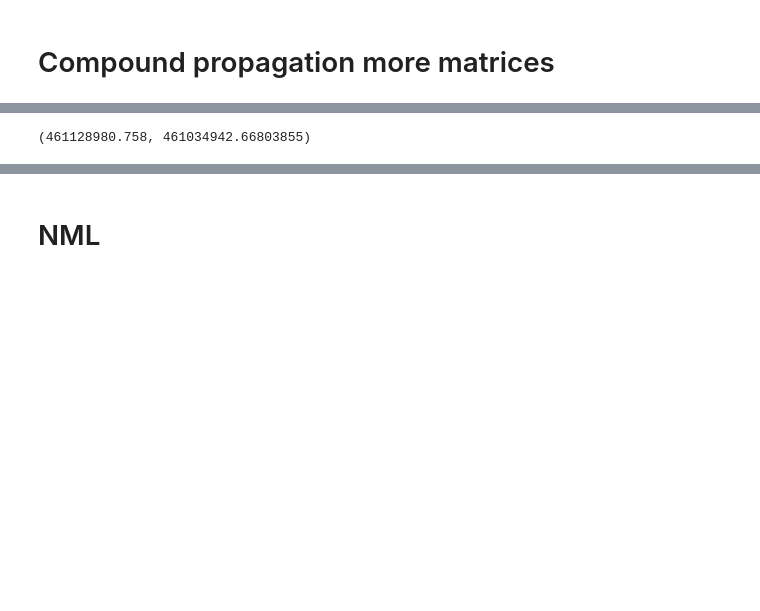
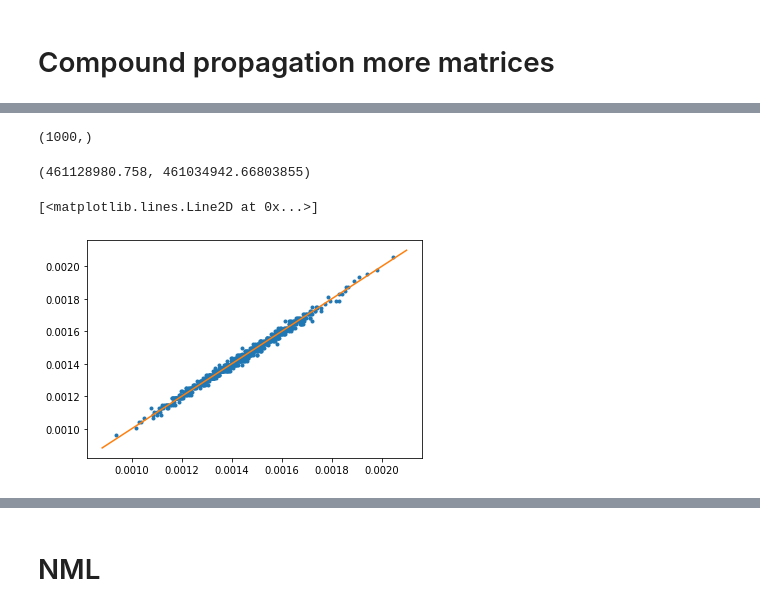
Before and after one commit to reemagit/claude, a Jupyter notebook: demos/Untitled3.ipynb, the cells around one changed output, grey strips where cells are left out. Saved outputs shown, nothing was run; the diff lists cells and outputs as text; code cells hidden in the pictures; blank space fills up the shorter version.

```diff
--- a/demos/Untitled3.ipynb
+++ b/demos/Untitled3.ipynb
@@ -230,6 +235,41 @@ for i in trange(vals.shape[0]):
-# %%
-o = obs.CompoundObservable([obs.SumOfPaths(x), obs.SumOfPaths(),obs.SumOfPaths(),obs.SumOfPaths(None,y)],[['n1','n2'],['n2','n3'],['n3','n4'],['n4','n5']])
+# %%
+x.shape
+# %% [output]
+(1000,)
+# %%
+length = 1
+vals = np.zeros([100,1000])
+for i in trange(vals.shape[0]):
+    radj1 = get_stochastic(m1.sample())
+    radj2 = get_stochastic(m2.sample())
+    radj3 = get_stochastic(m3.sample())
+    radj4 = get_stochastic(m4.sample())
+    vals[i,:] = propagate_compound([radj1],x)
 # %%
 vals.mean(),ges.predict_mean(o)
 # %% [output]
 (461128980.758, 461034942.66803855)
+# %%
+mean_theo = np.zeros(700)
+std_theo = np.zeros(700)
+for i in trange(700):
+    y = np.zeros(700)
+    y[i] = 1.
+    o = obs.CompoundObservable([obs.Propagation(x, normalized=True), obs.Propagation(normalized=True),obs.Propagation(normalized=True),obs.Propagation(None,y,normalized=True)],[['n1','n2'],['n2','n3'],['n3','n4'],['n4','n5']])
+    mean_theo[i] = ges.predict_mean(o)
+    std_theo[i] = ges.predict_std(o)
+# %%
+std_theo = np.zeros(1000)
+mean_theo = np.zeros(1000)
+for i in trange(1000):
+    y = np.zeros(1000)
+    y[i] = 1.
+    o = obs.CompoundObservable([obs.Propagation(x, y, normalized=True)],[['n1','n2'],['n2','n3'],['n3','n4'],['n4','n5']])
+    mean_theo[i] = ges.predict_mean(o)
+    std_theo[i] = ges.predict_std(o)
+# %%
+plt.plot(vals.mean(axis=0),mean_theo,'.')
+plt.plot(plt.xlim(),plt.xlim())
+# %% [output]
+[<matplotlib.lines.Line2D at 0x...>]
+[figure, added]
```
Also changed, not shown: parts of 7 cells of this notebook, 2 other files.
